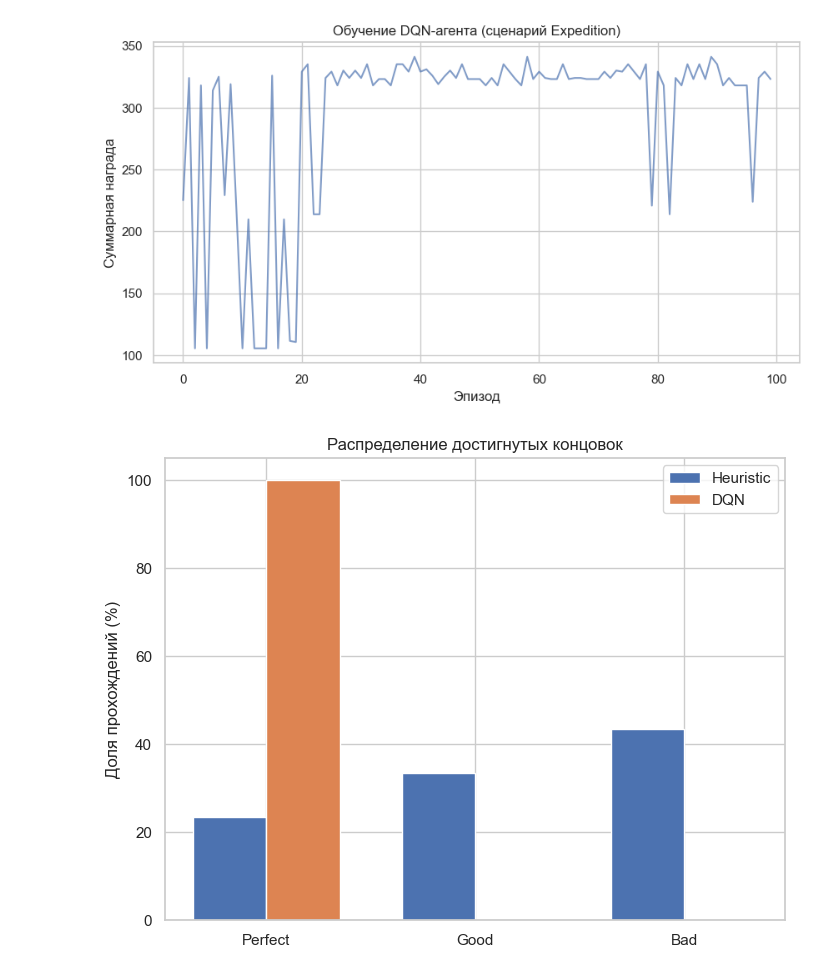
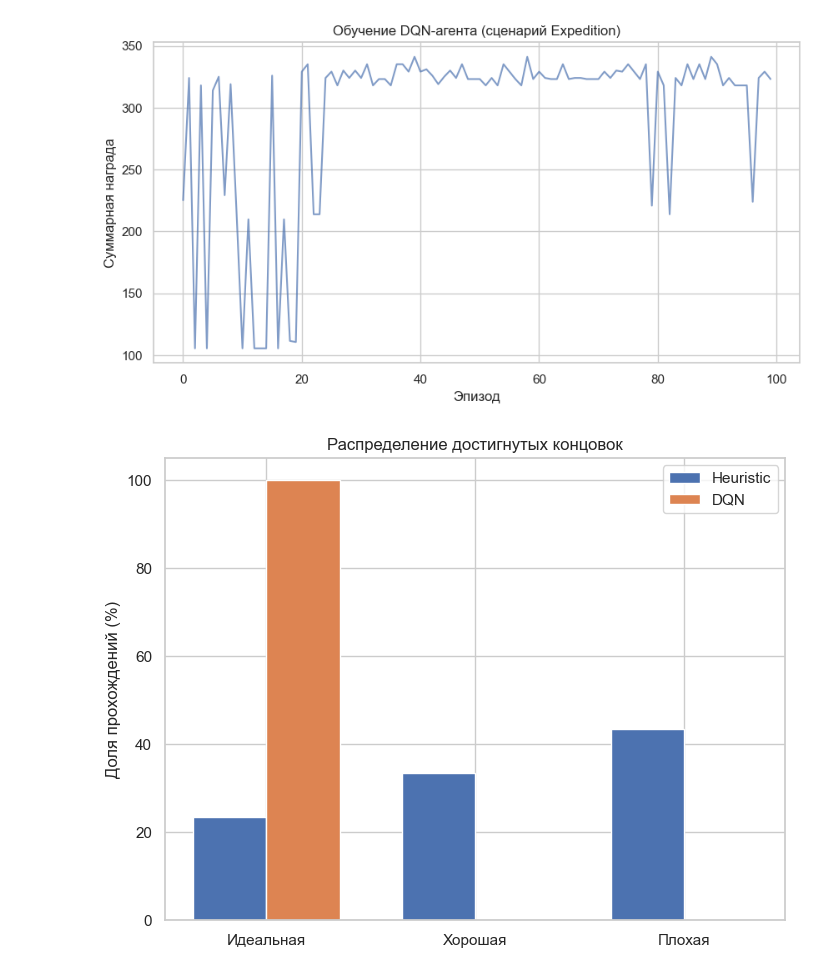
Before and after one commit to zolotarevma/RLOV, a Jupyter notebook: experiments/analysis.ipynb, the cells around one changed output. Drawn from its saved outputs; the diff is of its cells as text; code cells hidden in the pictures.

```diff
--- a/experiments/analysis.ipynb
+++ b/experiments/analysis.ipynb
@@ -180,23 +180,23 @@ plt.show()
 # %%
 # Ячейка 11: Визуализация распределения концовок
 import json
 with open("planner_comparison.json", "r") as f:
     comp_data = json.load(f)
 
 endings = ['perfect_ending', 'good_ending', 'bad_ending']
 heuristic_pct = [comp_data['heuristic']['ending_distribution'].get(e, 0) for e in endings]
 dqn_pct = [comp_data['dqn']['ending_distribution'].get(e, 0) for e in endings]
 
 x = range(len(endings))
 width = 0.35
 fig, ax = plt.subplots(figsize=(8, 6))
 bars1 = ax.bar([i - width/2 for i in x], heuristic_pct, width, label='Heuristic')
 bars2 = ax.bar([i + width/2 for i in x], dqn_pct, width, label='DQN')
 ax.set_xticks(x)
-ax.set_xticklabels(['Perfect', 'Good', 'Bad'])
+ax.set_xticklabels(['Идеальная', 'Хорошая', 'Плохая'])
 ax.set_ylabel('Доля прохождений (%)')
 ax.set_title('Распределение достигнутых концовок')
 ax.legend()
 plt.show()
 # %% [output]
-[figure, old version]
+[figure, new version]
```
Also changed, not shown: 9 other files.
